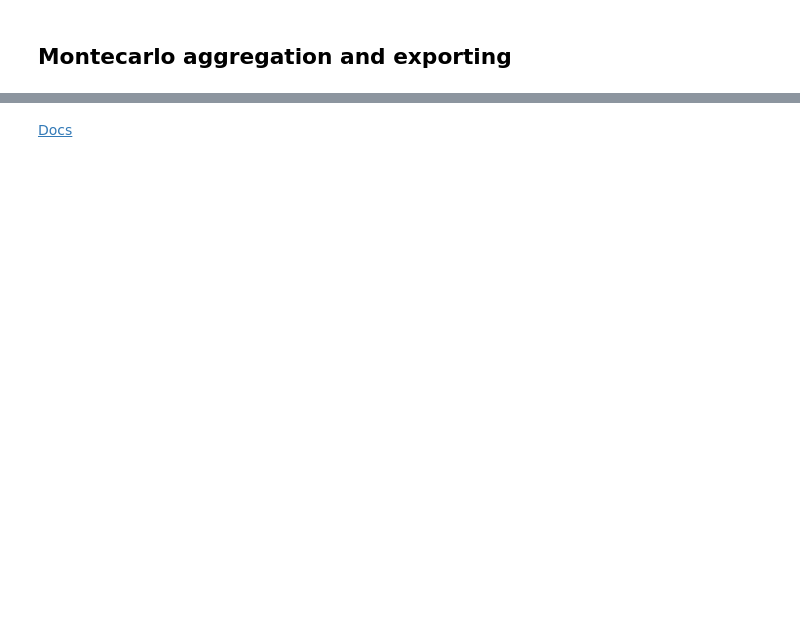
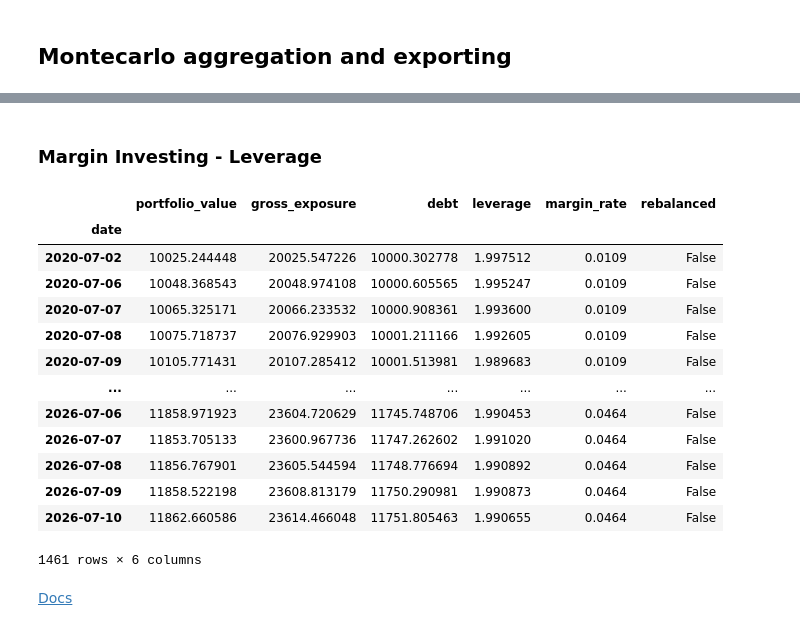
Before and after one commit to giacomomaggiore/leverage-ib-api, a Jupyter notebook: main.ipynb, the cells around one changed output, grey strips where cells are left out. Cells and saved outputs as stored; diff of their text form; code cells hidden in the pictures; blank space fills up the shorter version.

Commit message:
montecarlo backtest and leverage

```diff
--- a/main.ipynb
+++ b/main.ipynb
@@ -220,2 +215,39 @@ Freq: B, Name: (1, min_variance), Length: 252, dtype: float64
+# %% [markdown]
+### Margin Investing - Leverage
+# %%
+# apply leverage investing to selected portfgolio
+
+portfolio = build_portfolios(selected_tickers, start_date, end_date)
+
+min_variance_weights = portfolio["min_variance"]
+max_sharpe_weights  = portfolio["max_sharpe"]
+equal_weight_weights = portfolio["equal_weight"]
+market_cap_weights  = portfolio["market_cap"]
+
+
+leverage_backtest_result = leverage_backtest(
+    weights = min_variance_weights,
+    leverage = 2,
+    start_value = 10_000.0,
+    band = 0.05,
+    spread = 0.01,
+)
+# %%
+leverage_backtest_result
+# %% [output]
+|  | portfolio_value | gross_exposure | debt | leverage | margin_rate | rebalanced |
+| date |  |  |  |  |  |  |
+| 2020-07-02 | 10025.244448 | 20025.547226 | 10000.302778 | 1.997512 | 0.0109 | False |
+| 2020-07-06 | 10048.368543 | 20048.974108 | 10000.605565 | 1.995247 | 0.0109 | False |
+| 2020-07-07 | 10065.325171 | 20066.233532 | 10000.908361 | 1.993600 | 0.0109 | False |
+| 2020-07-08 | 10075.718737 | 20076.929903 | 10001.211166 | 1.992605 | 0.0109 | False |
+| 2020-07-09 | 10105.771431 | 20107.285412 | 10001.513981 | 1.989683 | 0.0109 | False |
+| ... | ... | ... | ... | ... | ... | ... |
+| 2026-07-06 | 11858.971923 | 23604.720629 | 11745.748706 | 1.990453 | 0.0464 | False |
+| 2026-07-07 | 11853.705133 | 23600.967736 | 11747.262602 | 1.991020 | 0.0464 | False |
+| 2026-07-08 | 11856.767901 | 23605.544594 | 11748.776694 | 1.990892 | 0.0464 | False |
+| 2026-07-09 | 11858.522198 | 23608.813179 | 11750.290981 | 1.990873 | 0.0464 | False |
+| 2026-07-10 | 11862.660586 | 23614.466048 | 11751.805463 | 1.990655 | 0.0464 | False |
+1461 rows × 6 columns
 # %% [markdown]
 [Docs](https://pyportfolioopt.readthedocs.io/en/stable/index.html)
```
Also changed, not shown: parts of 11 cells of this notebook, 4 other files.
